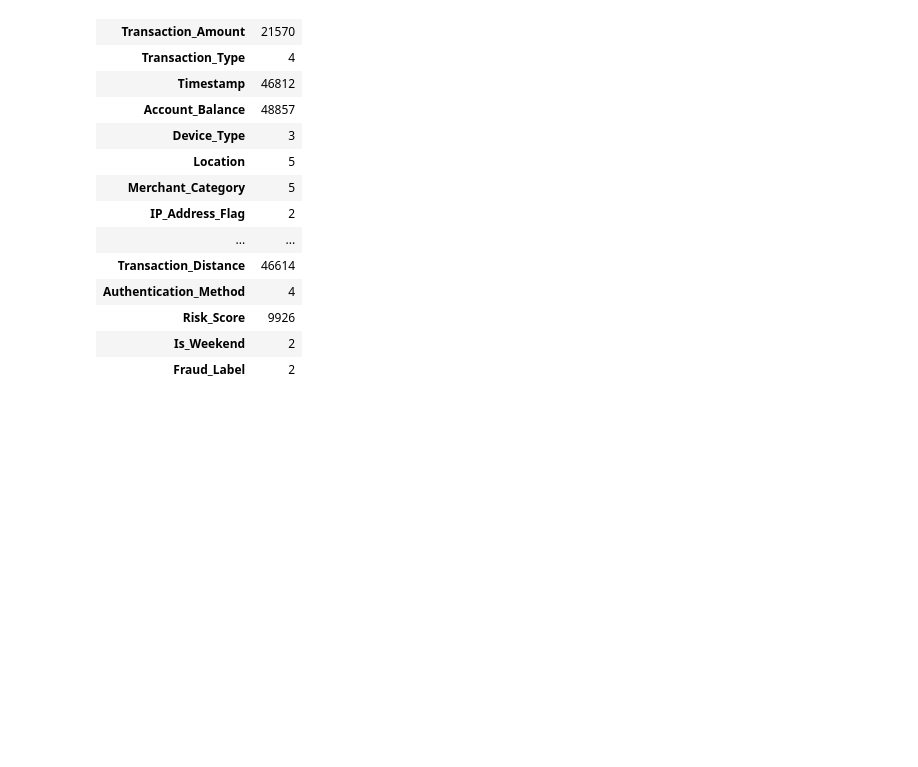
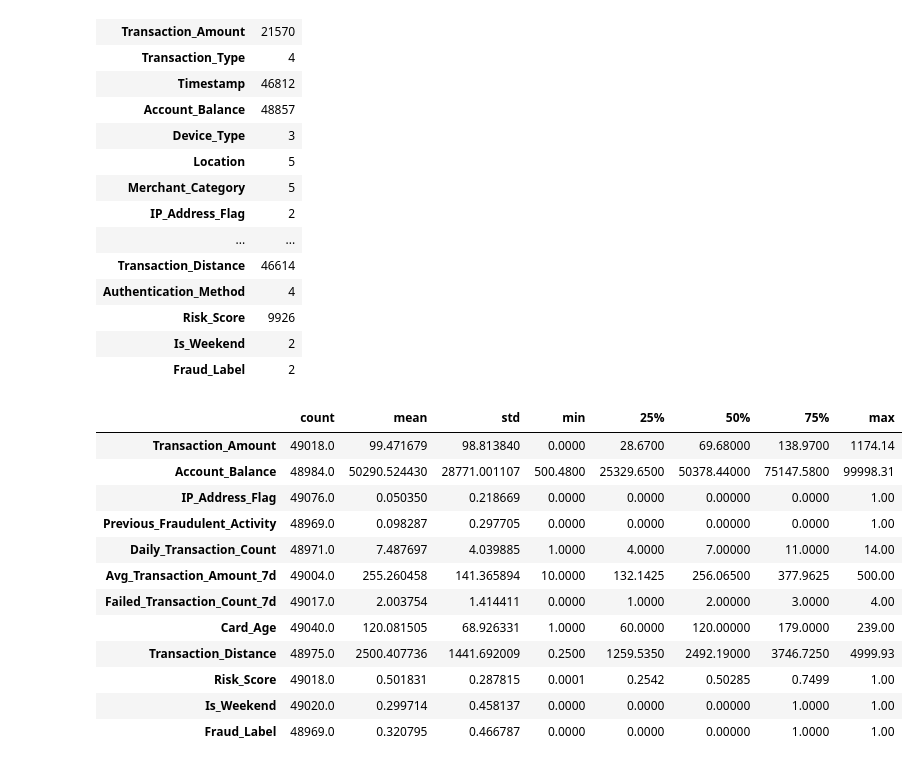
Before and after one commit to Farazmghm/fraud_detection, a Jupyter notebook: Credit_card_fraud_detection.ipynb, the cells around one changed output. Drawn from its saved outputs; the diff is of its cells as text; code cells hidden in the pictures; blank space fills up the shorter version.

```diff
--- a/Credit_card_fraud_detection.ipynb
+++ b/Credit_card_fraud_detection.ipynb
@@ -160,3 +160,19 @@ pd.DataFrame(df.nunique(), columns=["Count"])
 | Risk_Score | 9926 |
 | Is_Weekend | 2 |
 | Fraud_Label | 2 |
+# %%
+df.describe().T
+# %% [output]
+|  | count | mean | std | min | 25% | 50% | 75% | max |
+| Transaction_Amount | 49018.0 | 99.471679 | 98.813840 | 0.0000 | 28.6700 | 69.68000 | 138.9700 | 1174.14 |
+| Account_Balance | 48984.0 | 50290.524430 | 28771.001107 | 500.4800 | 25329.6500 | 50378.44000 | 75147.5800 | 99998.31 |
+| IP_Address_Flag | 49076.0 | 0.050350 | 0.218669 | 0.0000 | 0.0000 | 0.00000 | 0.0000 | 1.00 |
+| Previous_Fraudulent_Activity | 48969.0 | 0.098287 | 0.297705 | 0.0000 | 0.0000 | 0.00000 | 0.0000 | 1.00 |
+| Daily_Transaction_Count | 48971.0 | 7.487697 | 4.039885 | 1.0000 | 4.0000 | 7.00000 | 11.0000 | 14.00 |
+| Avg_Transaction_Amount_7d | 49004.0 | 255.260458 | 141.365894 | 10.0000 | 132.1425 | 256.06500 | 377.9625 | 500.00 |
+| Failed_Transaction_Count_7d | 49017.0 | 2.003754 | 1.414411 | 0.0000 | 1.0000 | 2.00000 | 3.0000 | 4.00 |
+| Card_Age | 49040.0 | 120.081505 | 68.926331 | 1.0000 | 60.0000 | 120.00000 | 179.0000 | 239.00 |
+| Transaction_Distance | 48975.0 | 2500.407736 | 1441.692009 | 0.2500 | 1259.5350 | 2492.19000 | 3746.7250 | 4999.93 |
+| Risk_Score | 49018.0 | 0.501831 | 0.287815 | 0.0001 | 0.2542 | 0.50285 | 0.7499 | 1.00 |
+| Is_Weekend | 49020.0 | 0.299714 | 0.458137 | 0.0000 | 0.0000 | 0.00000 | 1.0000 | 1.00 |
+| Fraud_Label | 48969.0 | 0.320795 | 0.466787 | 0.0000 | 0.0000 | 0.00000 | 1.0000 | 1.00 |
```
Also changed, not shown: parts of 1 cell of this notebook.
